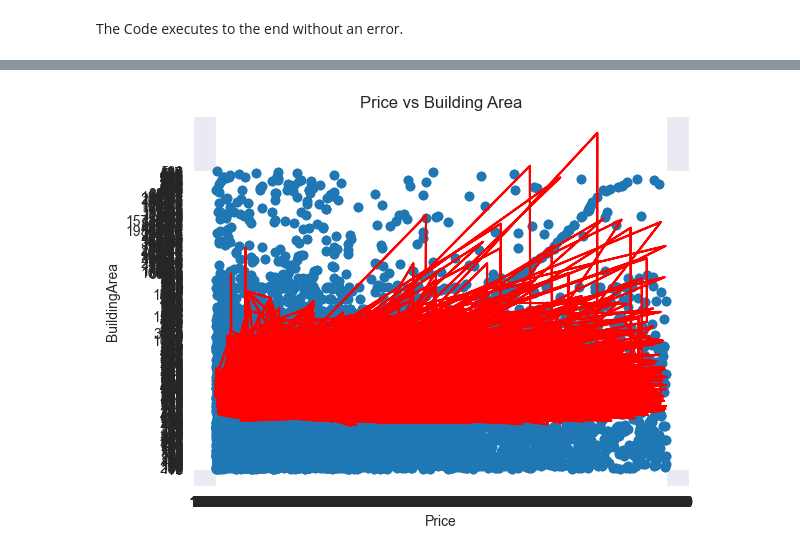
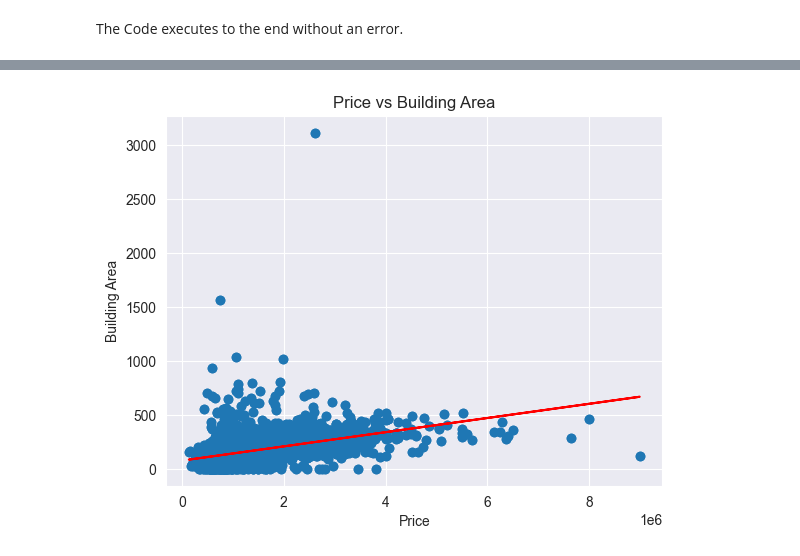
Before and after one commit to italotrt/CS4287-Neural-Computing-Project-1, a Jupyter notebook: CS4287-Prj1-21326312-21332967.ipynb, the cells around one changed output, grey strips where cells are left out. Drawn from its saved outputs; the diff is of its cells as text; code cells hidden in the pictures.

Commit message:
Fixing the correlation graph

```diff
--- a/CS4287-Prj1-21326312-21332967.ipynb
+++ b/CS4287-Prj1-21326312-21332967.ipynb
@@ -55,19 +55,24 @@ plt.show()
 # %%
 # Draw graph of correlation between Price and Building Area
+
+## Converting the data in the columns to numeric
+housing_data[['Price', 'BuildingArea']] = housing_data[['Price', 'BuildingArea']].apply(pd.to_numeric)
+
+## Reshaping the data to a 2D array in order to plot it in the Linear Regression
 price = housing_data['Price'].values.reshape(-1,1)
 building_area = housing_data['BuildingArea'].values.reshape(-1,1)
 
-# Creates line
+## Creating a Linear Regression model to predict the data for Building Area based on the Price
 reg = LinearRegression().fit(price, building_area)
 
-# Functions to plot the graph
-plt.plot(housing_data.Price, housing_data.BuildingArea, 'o')
-plt.plot(housing_data.Price, reg.predict(price), 'r')
+## Functions to plot the graph
+plt.plot(housing_data[['Price']], housing_data[['BuildingArea']], 'o')
+plt.plot(housing_data[['Price']], reg.predict(price), 'r')
 
-# Adding Labels
+## Adding labels to the graph
 plt.xlabel('Price')
-plt.ylabel('BuildingArea')
+plt.ylabel('Building Area')
 plt.title('Price vs Building Area')
 plt.show()
 # %% [output]
-[figure, old version]
+[figure, new version]
```
Also changed, not shown: parts of 2 cells of this notebook.
